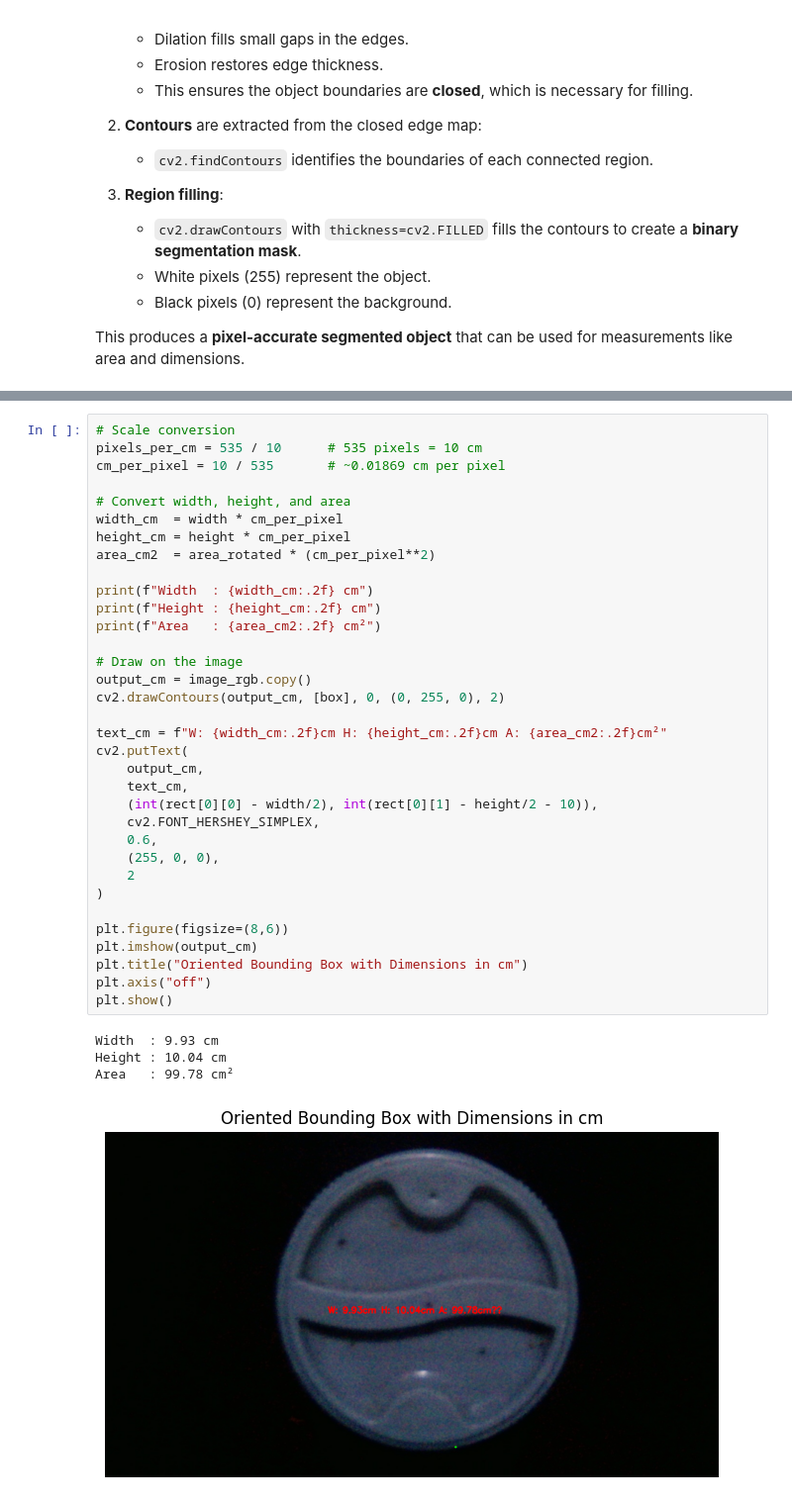
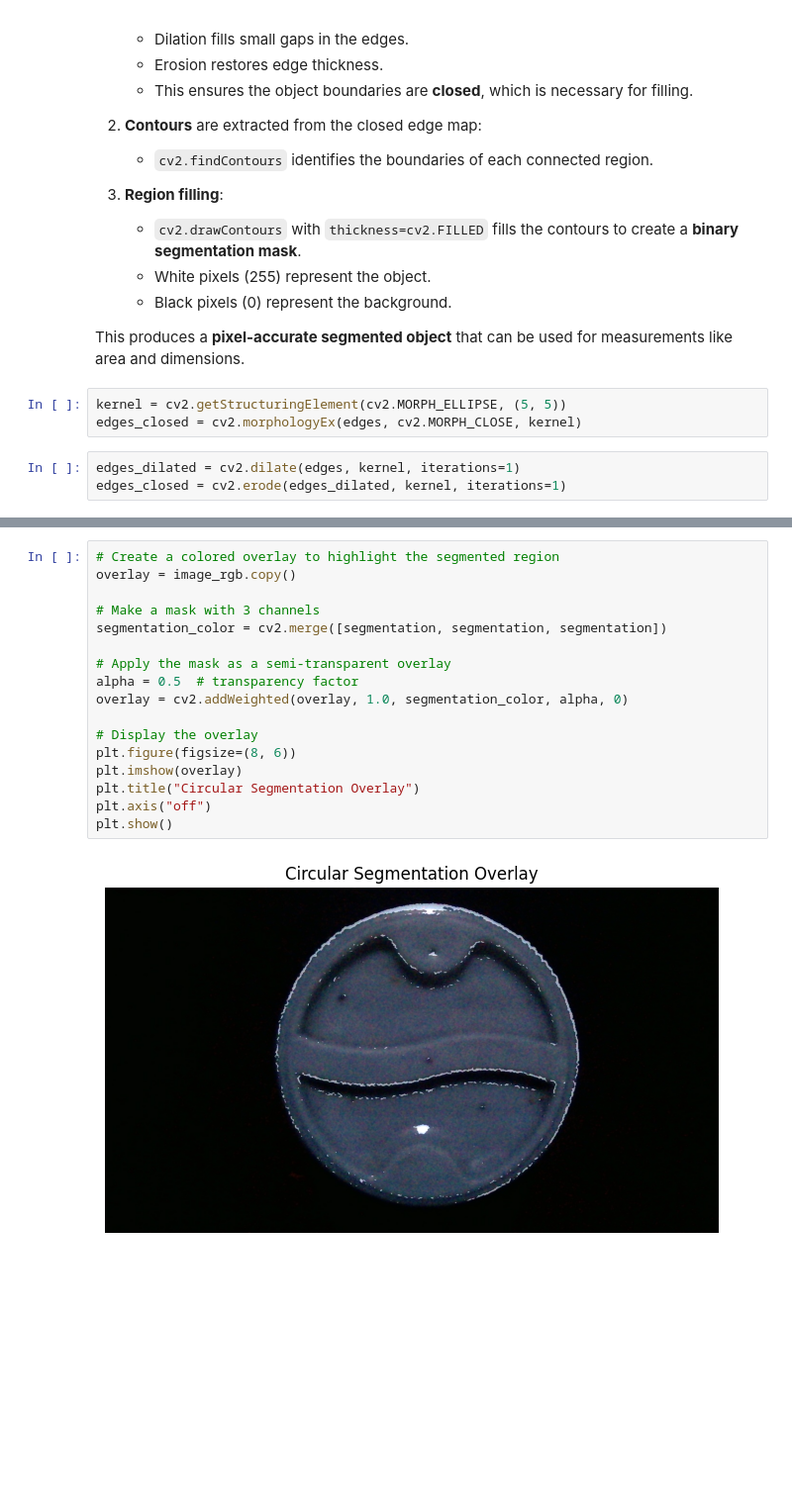
Before and after one commit to ChiriKamau/notebooks, a Jupyter notebook: round_edge_detection_.ipynb, the cells around one changed output, grey strips where cells are left out. Shown at 99% size. Saved outputs shown, nothing was run; the diff lists cells and outputs as text; blank space fills up the shorter version.

```diff
--- a/round_edge_detection_.ipynb
+++ b/round_edge_detection_.ipynb
@@ -210,4 +212,10 @@ At this step, we convert the edge map into a **filled segmented region**:
    - Black pixels (0) represent the background.
 
 This produces a **pixel-accurate segmented object** that can be used for measurements like area and dimensions.
+# %%
+kernel = cv2.getStructuringElement(cv2.MORPH_ELLIPSE, (5, 5))
+edges_closed = cv2.morphologyEx(edges, cv2.MORPH_CLOSE, kernel)
+# %%
+edges_dilated = cv2.dilate(edges, kernel, iterations=1)
+edges_closed = cv2.erode(edges_dilated, kernel, iterations=1)
 # %%
@@ -374,39 +243,19 @@ This step bridges **digital image measurements** and **physical units**, enablin
-# %%
-# Scale conversion
-pixels_per_cm = 535 / 10      # 535 pixels = 10 cm
-cm_per_pixel = 10 / 535       # ~0.01869 cm per pixel
-
-# Convert width, height, and area
-width_cm  = width * cm_per_pixel
-height_cm = height * cm_per_pixel
-area_cm2  = area_rotated * (cm_per_pixel**2)
-
-print(f"Width  : {width_cm:.2f} cm")
-print(f"Height : {height_cm:.2f} cm")
-print(f"Area   : {area_cm2:.2f} cm²")
-
-# Draw on the image
-output_cm = image_rgb.copy()
-cv2.drawContours(output_cm, [box], 0, (0, 255, 0), 2)
-
-text_cm = f"W: {width_cm:.2f}cm H: {height_cm:.2f}cm A: {area_cm2:.2f}cm²"
-cv2.putText(
-    output_cm,
-    text_cm,
-    (int(rect[0][0] - width/2), int(rect[0][1] - height/2 - 10)),
-    cv2.FONT_HERSHEY_SIMPLEX,
-    0.6,
-    (255, 0, 0),
-    2
-)
-
-plt.figure(figsize=(8,6))
-plt.imshow(output_cm)
-plt.title("Oriented Bounding Box with Dimensions in cm")
-plt.axis("off")
-plt.show()
-# %% [output]
-Width  : 9.93 cm
-Height : 10.04 cm
-Area   : 99.78 cm²
-[figure, removed]
+# %%
+# Create a colored overlay to highlight the segmented region
+overlay = image_rgb.copy()
+
+# Make a mask with 3 channels
+segmentation_color = cv2.merge([segmentation, segmentation, segmentation])
+
+# Apply the mask as a semi-transparent overlay
+alpha = 0.5  # transparency factor
+overlay = cv2.addWeighted(overlay, 1.0, segmentation_color, alpha, 0)
+
+# Display the overlay
+plt.figure(figsize=(8, 6))
+plt.imshow(overlay)
+plt.title("Circular Segmentation Overlay")
+plt.axis("off")
+plt.show()
+# %% [output]
+[figure, added]
```
Also changed, not shown: parts of 13 cells of this notebook.
